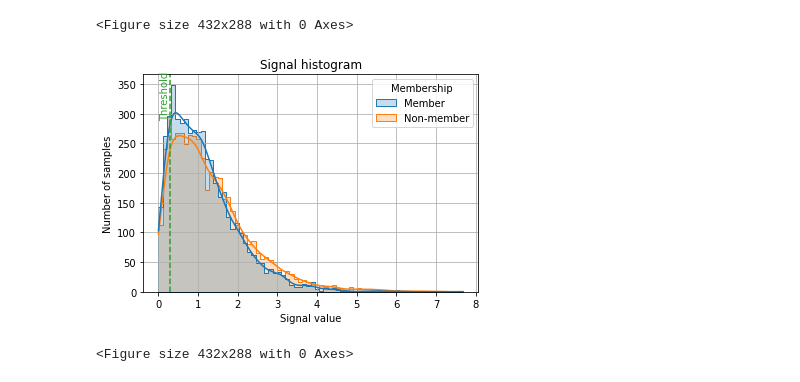
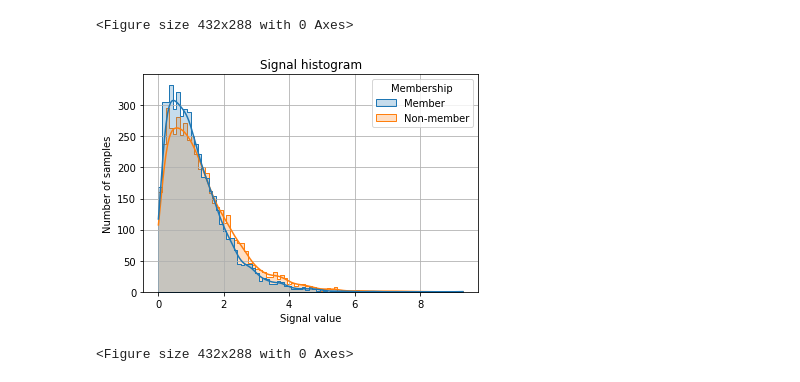
Before and after one commit to privacytrustlab/ml_privacy_meter, a Jupyter notebook: docs/population_metric.ipynb, the cells around one changed output. Cells and saved outputs as stored; diff of their text form; code cells hidden in the pictures.

```diff
--- a/docs/population_metric.ipynb
+++ b/docs/population_metric.ipynb
@@ -266,10 +261,10 @@ ROCCurveReport.generate_report(
 <Figure size 432x288 with 0 Axes>
 # %%
 SignalHistogramReport.generate_report(
-    metric_result=audit_results[1],
+    metric_result=audit_results[0],
     inference_game_type=InferenceGame.PRIVACY_LOSS_MODEL,
     show=True
 )
 # %% [output]
-[figure, old version]
+[figure, new version]
 <Figure size 432x288 with 0 Axes>
```
Also changed, not shown: parts of 5 cells of this notebook, 2 other files.
